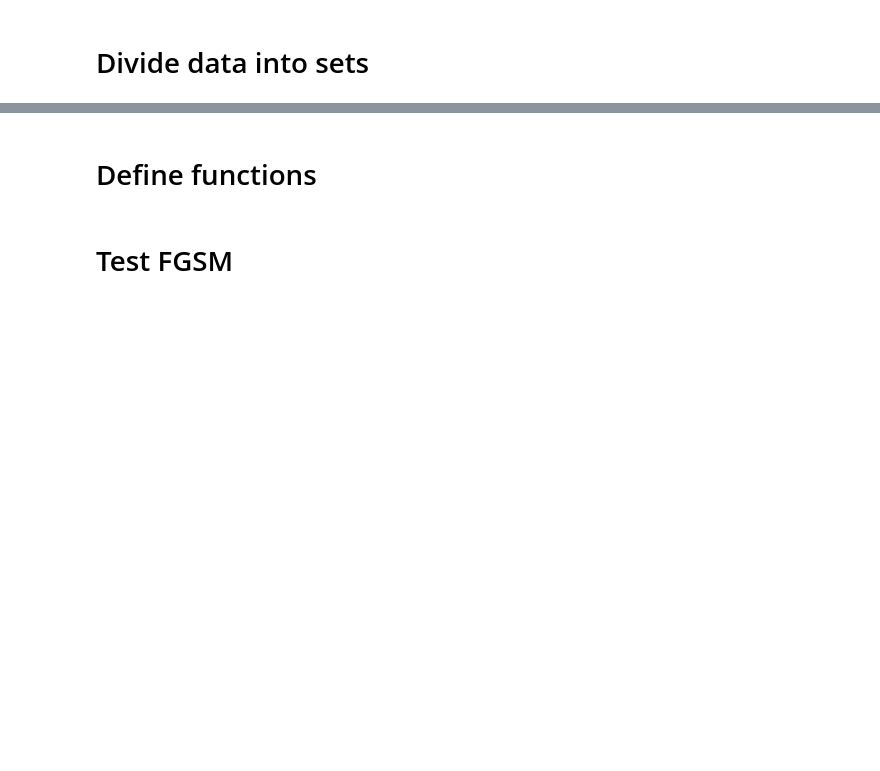
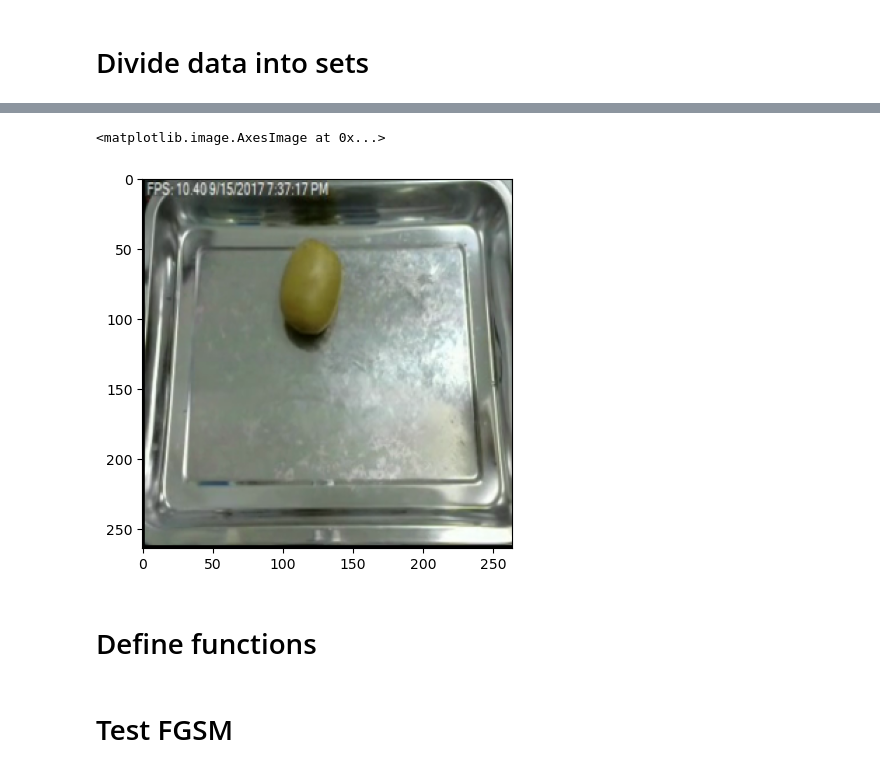
Before and after one commit to ducmn/fruit-recognition, a Jupyter notebook: adversarial-attacks-defences-on-fruit-images.ipynb, the cells around one changed output, grey strips where cells are left out. Drawn from its saved outputs; the diff is of its cells as text; code cells hidden in the pictures; blank space fills up the shorter version.

```diff
--- a/adversarial-attacks-defences-on-fruit-images.ipynb
+++ b/adversarial-attacks-defences-on-fruit-images.ipynb
@@ -169,9 +178,11 @@ test_loader = DataLoader(test_ds, batch_size*2, pin_memory=True)
 # %%
 dataiter = iter(test_loader)
 images, labels = next(dataiter)
 # Show an image
-plt.axis('off')
-plt.imshow(images[0].data.detach().cpu().numpy())
+plt.imshow(images[0].permute(1,2,0))
+# %% [output]
+<matplotlib.image.AxesImage at 0x...>
+[figure, added]
 # %% [markdown]
 # Define functions
 # %%
```
Also changed, not shown: parts of 19 cells of this notebook.
